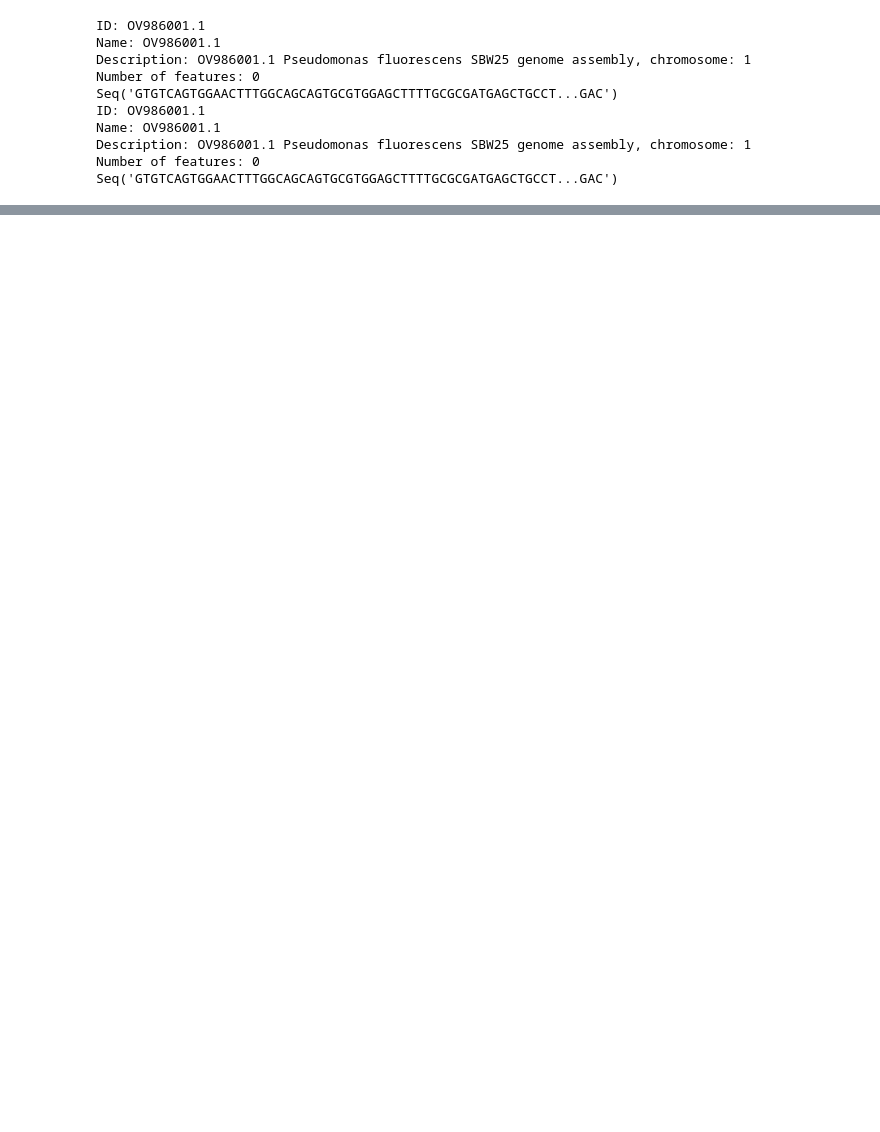
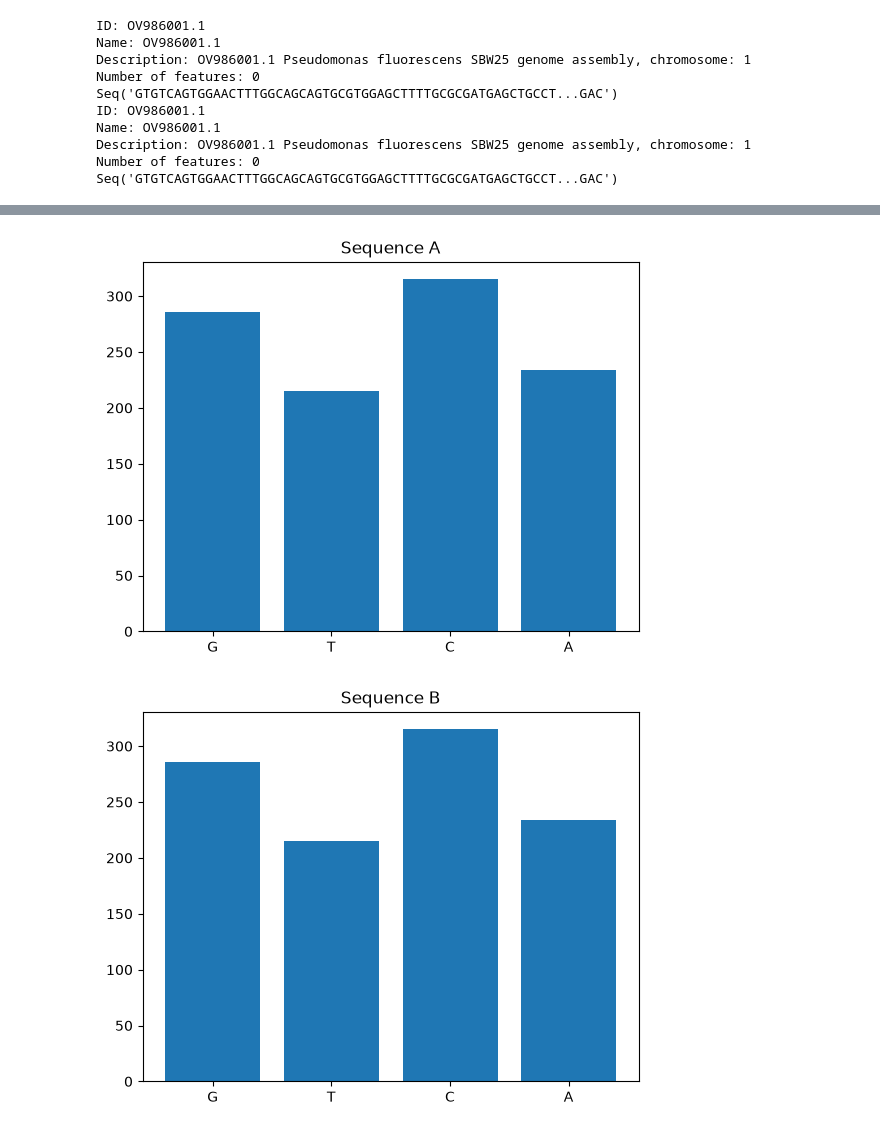
Before and after one commit to Anya10032004/Computational_Biolgy, a Jupyter notebook: latihan_combio_1/Untitled3.ipynb, the cells around one changed output, grey strips where cells are left out. Saved outputs shown, nothing was run; the diff lists cells and outputs as text; code cells hidden in the pictures; blank space fills up the shorter version.

```diff
--- a/latihan_combio_1/Untitled3.ipynb
+++ b/latihan_combio_1/Untitled3.ipynb
@@ -55,0 +47,9 @@ Sequence A Length = 1050
+# %%
+#Find and display which index the first time codon (TAC) appears in both Sequence A and B.
+seqAA = str(seqA.seq)
+seqBB = str(seqB.seq)
+
+print(f"TAC in Sequence A first appear in = {seqAA.index('TAC')}")
+print(f"TAC in Sequence A first appear in = {seqBB.index('TAC')}")
+
+print(len(seqBB[(len(seqBB)-15):] ))
@@ -55,0 +95,21 @@ Sequence A Length = 1050
+# %%
+# Sequence A
+dna_freqA = Counter(seqAA)
+plt.bar(dna_freqA.keys(),dna_freqA.values())
+plt.title('Sequence A')
+plt.show()
+
+# Sequence B
+dna_freqB = Counter(seqBB)
+plt.bar(dna_freqB.keys(),dna_freqB.values())
+plt.title('Sequence B')
+plt.show()
+
+# Sequence B
+dna_freqC = Counter(seqBB)
+plt.bar(dna_freqC.keys(),dna_freqC.values())
+plt.title('Sequence C')
+plt.show()
+# %% [output]
+[figure, added]
+[figure, added]
```
Also changed, not shown: parts of 19 cells of this notebook.
